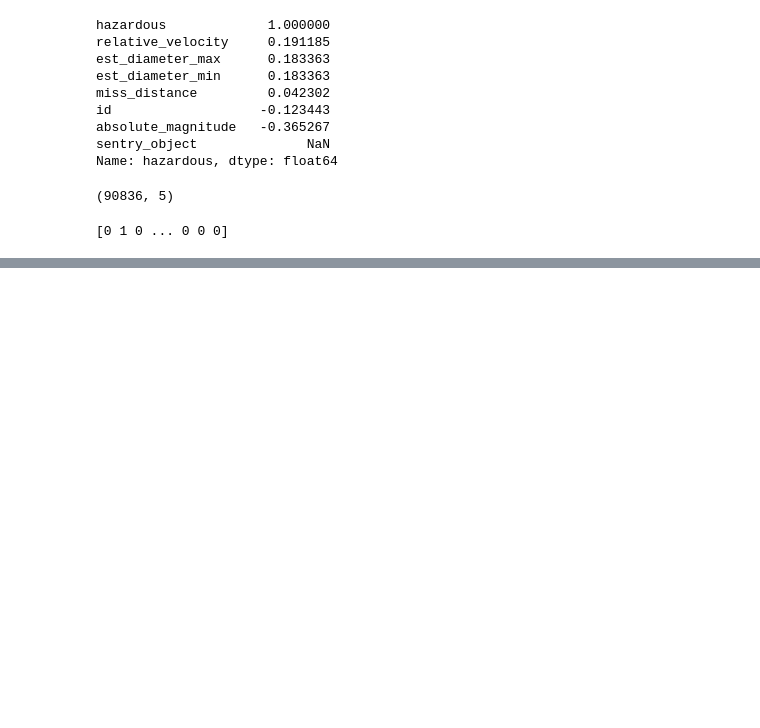
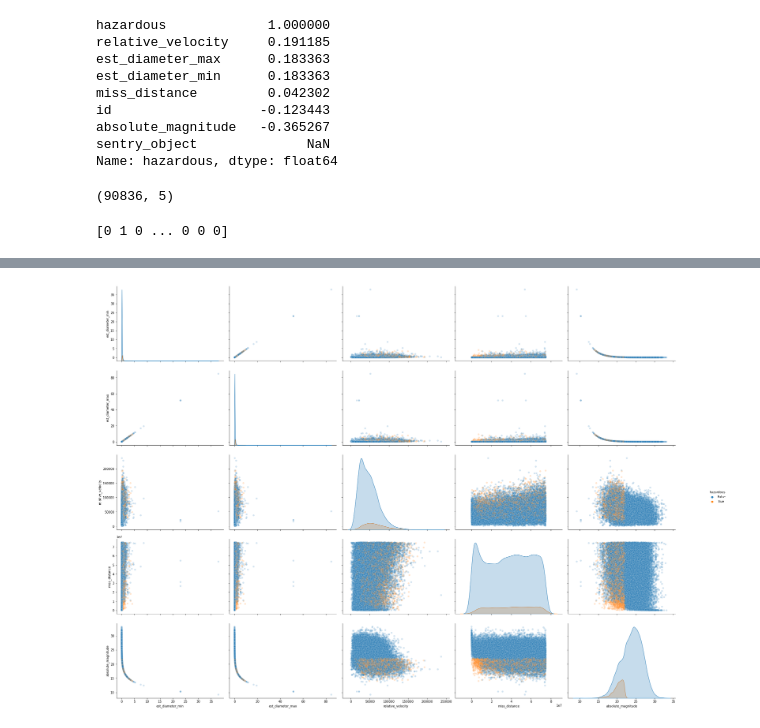
Before and after one commit to DSCKGEC/NASA-Collision-Detection, a Jupyter notebook: Nasa_nearest_earth_object_classifier.ipynb, the cells around one changed output, grey strips where cells are left out. Drawn from its saved outputs; the diff is of its cells as text; code cells hidden in the pictures; blank space fills up the shorter version.

```diff
--- a/Nasa_nearest_earth_object_classifier.ipynb
+++ b/Nasa_nearest_earth_object_classifier.ipynb
@@ -147,3 +171,10 @@ weighted avg       0.89      0.89      0.89     45418
+# %%
+# Hazardous Quantity in each plot
+fig = sns.pairplot(X_train_with_hazardous, hue='hazardous',
+             plot_kws={'alpha':0.2})
+fig.fig.set_size_inches(30,20)
+# %% [output]
+[figure, added]
 # %%
 #logistic Regression
 from sklearn.linear_model import LogisticRegression
```
Also changed, not shown: parts of 9 cells of this notebook.
